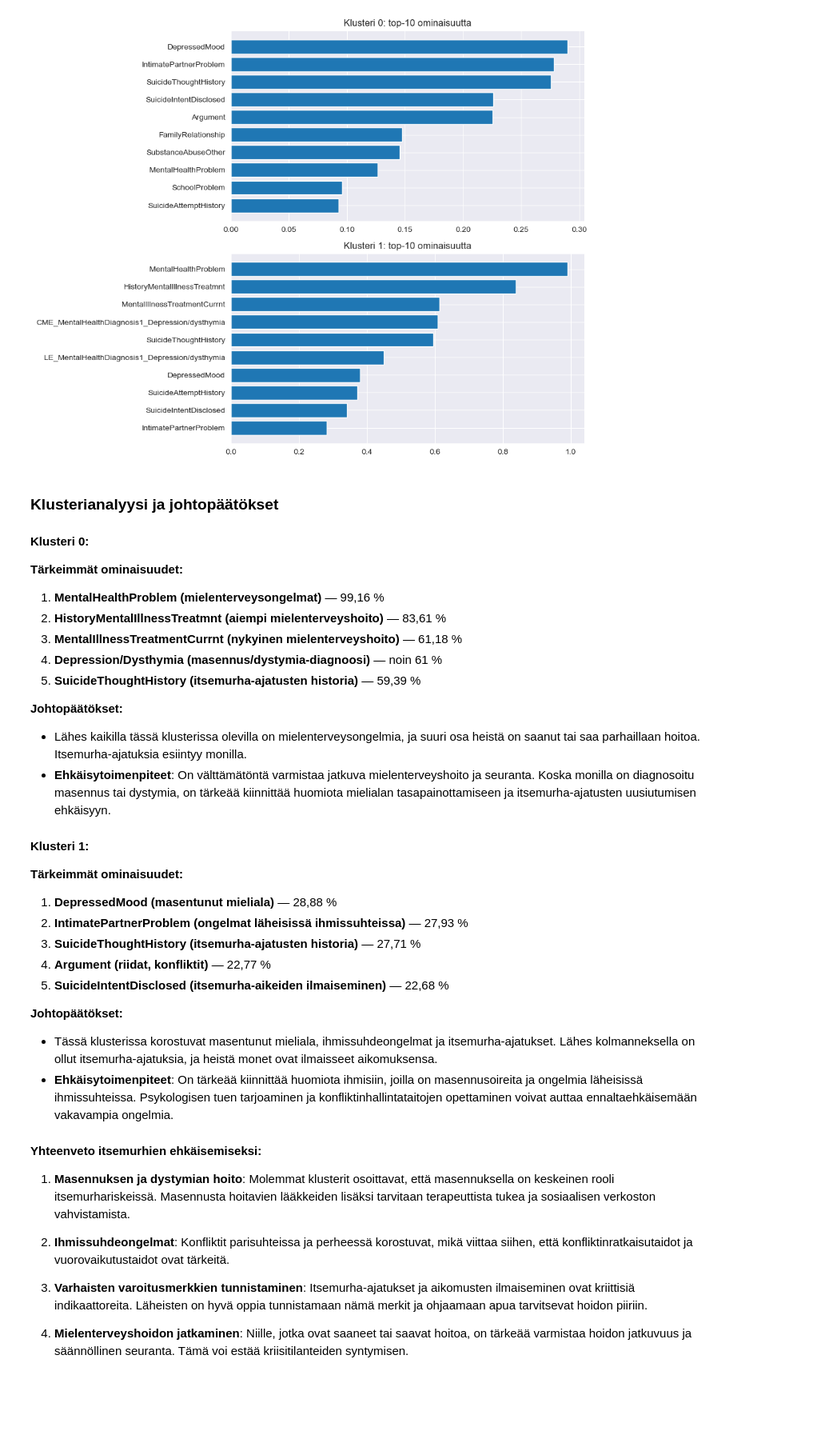
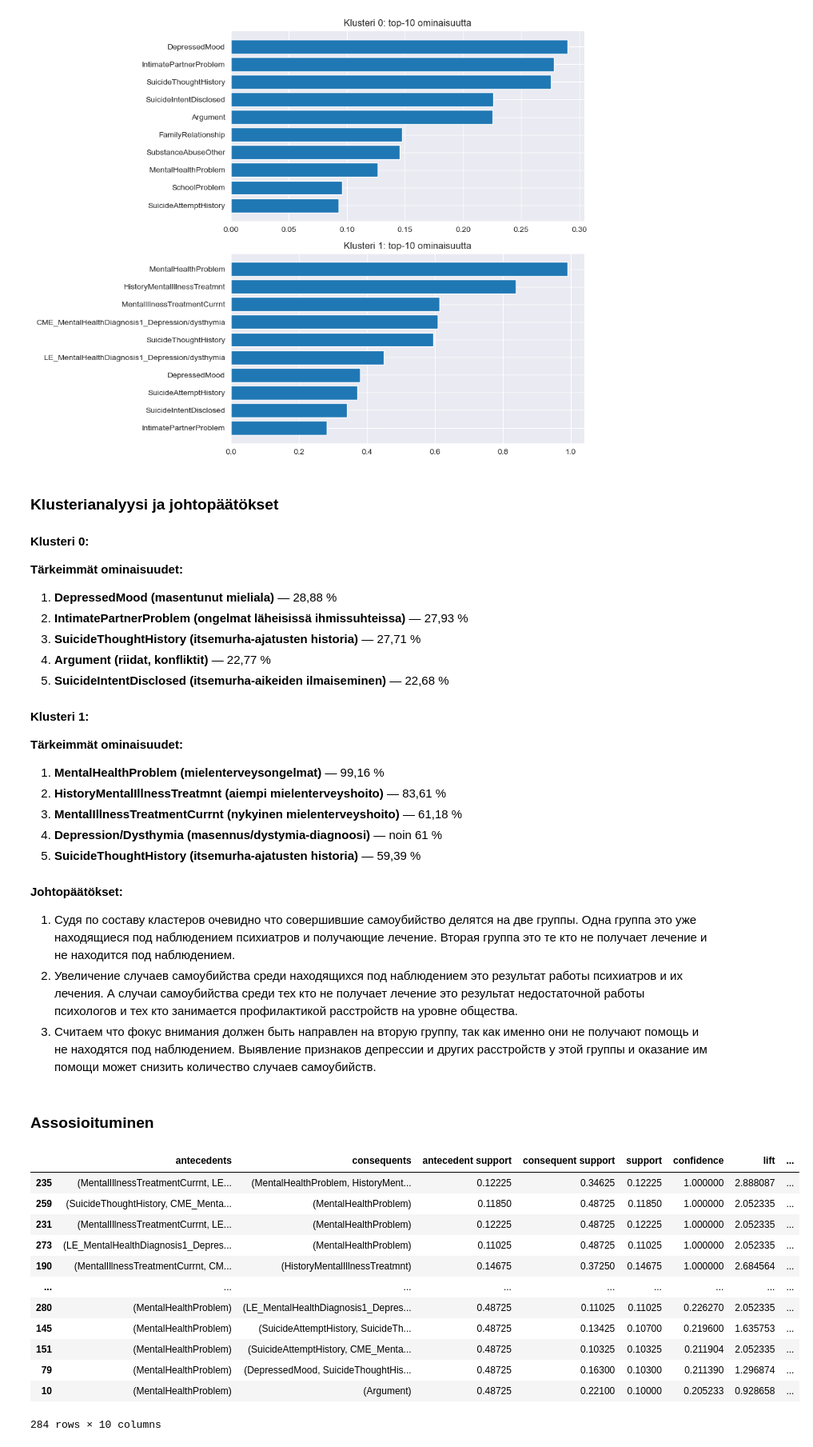
Before and after one commit to VladimirPiniazhin/Koneoppiminen, a Jupyter notebook: Harjoitustehtava.ipynb, the cells around one changed output. Shown at 80% size. Drawn from its saved outputs; the diff is of its cells as text; code cells hidden in the pictures; blank space fills up the shorter version.

```diff
--- a/Harjoitustehtava.ipynb
+++ b/Harjoitustehtava.ipynb
@@ -159,0 +180,3 @@ memory usage: 500.1 KB
+# %%
+df_association = df.apply(lambda x: x.map(lambda y: True if y == 1.0 else False))
+df_association
@@ -211,0 +250,6 @@ memory usage: 515.8 KB
+# %%
+from mlxtend.frequent_patterns import apriori, association_rules
+
+# Etsetään usein esiintyviä aineistokokonaisuuksia
+frequent_itemsets = apriori(df_association, min_support=0.1, use_colnames=True)
+frequent_itemsets
@@ -212 +270,9 @@ memory usage: 515.8 KB
+# %%
+# Generoidaan assosiatiivisia sääntöjä
+
+rules = association_rules(frequent_itemsets, metric='confidence', min_threshold=0.1)
+
+# Järjestetään säännöt laskevaan järjestykseen confidence-arvon mukaan
+
+rules = rules.sort_values(by='confidence', ascending=False)
 # %% [markdown]
@@ -333,18 +399,7 @@ plt.show()
 
 
 #### Klusteri 0:
-**Tärkeimmät ominaisuudet:**
-1. **MentalHealthProblem (mielenterveysongelmat)** — 99,16 %
-2. **HistoryMentalIllnessTreatmnt (aiempi mielenterveyshoito)** — 83,61 %
-3. **MentalIllnessTreatmentCurrnt (nykyinen mielenterveyshoito)** — 61,18 %
-4. **Depression/Dysthymia (masennus/dystymia-diagnoosi)** — noin 61 %
-5. **SuicideThoughtHistory (itsemurha-ajatusten historia)** — 59,39 %
 
-**Johtopäätökset:**
-- Lähes kaikilla tässä klusterissa olevilla on mielenterveysongelmia, ja suuri osa heistä on saanut tai saa parhaillaan hoitoa. Itsemurha-ajatuksia esiintyy monilla.
-- **Ehkäisytoimenpiteet**: On välttämätöntä varmistaa jatkuva mielenterveyshoito ja seuranta. Koska monilla on diagnosoitu masennus tai dystymia, on tärkeää kiinnittää huomiota mielialan tasapainottamiseen ja itsemurha-ajatusten uusiutumisen ehkäisyyn.
-
-#### Klusteri 1:
 **Tärkeimmät ominaisuudet:**
 1. **DepressedMood (masentunut mieliala)** — 28,88 %
 2. **IntimatePartnerProblem (ongelmat läheisissä ihmissuhteissa)** — 27,93 %
@@ -353,15 +408,35 @@ plt.show()
 5. **SuicideIntentDisclosed (itsemurha-aikeiden ilmaiseminen)** — 22,68 %
 
 
-**Johtopäätökset:**
-- Tässä klusterissa korostuvat masentunut mieliala, ihmissuhdeongelmat ja itsemurha-ajatukset. Lähes kolmanneksella on ollut itsemurha-ajatuksia, ja heistä monet ovat ilmaisseet aikomuksensa.
-- **Ehkäisytoimenpiteet**: On tärkeää kiinnittää huomiota ihmisiin, joilla on masennusoireita ja ongelmia läheisissä ihmissuhteissa. Psykologisen tuen tarjoaminen ja konfliktinhallintataitojen opettaminen voivat auttaa ennaltaehkäisemään vakavampia ongelmia.
+#### Klusteri 1:
 
-#### Yhteenveto itsemurhien ehkäisemiseksi:
-1. **Masennuksen ja dystymian hoito**: Molemmat klusterit osoittavat, että masennuksella on keskeinen rooli itsemurhariskeissä. Masennusta hoitavien lääkkeiden lisäksi tarvitaan terapeuttista tukea ja sosiaalisen verkoston vahvistamista.
+**Tärkeimmät ominaisuudet:**
+1. **MentalHealthProblem (mielenterveysongelmat)** — 99,16 %
+2. **HistoryMentalIllnessTreatmnt (aiempi mielenterveyshoito)** — 83,61 %
+3. **MentalIllnessTreatmentCurrnt (nykyinen mielenterveyshoito)** — 61,18 %
+4. **Depression/Dysthymia (masennus/dystymia-diagnoosi)** — noin 61 %
+5. **SuicideThoughtHistory (itsemurha-ajatusten historia)** — 59,39 %
 
-2. **Ihmissuhdeongelmat**: Konfliktit parisuhteissa ja perheessä korostuvat, mikä viittaa siihen, että konfliktinratkaisutaidot ja vuorovaikutustaidot ovat tärkeitä.
 
-3. **Varhaisten varoitusmerkkien tunnistaminen**: Itsemurha-ajatukset ja aikomusten ilmaiseminen ovat kriittisiä indikaattoreita. Läheisten on hyvä oppia tunnistamaan nämä merkit ja ohjaamaan apua tarvitsevat hoidon piiriin.
-
-4. **Mielenterveyshoidon jatkaminen**: Niille, jotka ovat saaneet tai saavat hoitoa, on tärkeää varmistaa hoidon jatkuvuus ja säännöllinen seuranta. Tämä voi estää kriisitilanteiden syntymisen.
+#### Johtopäätökset:
+1. Судя по составу кластеров очевидно что совершившие самоубийство делятся на две группы. Одна группа это уже находящиеся под наблюдением психиатров и получающие лечение. Вторая группа это те кто не получает лечение и не находится под наблюдением.
+2. Увеличение случаев самоубийства среди находящихся под наблюдением это результат работы психиатров и их лечения. А случаи самоубийства среди тех кто не получает лечение это результат недостаточной работы психологов и тех кто занимается профилактикой расстройств на уровне общества.
+3. Считаем что фокус внимания должен быть направлен на вторую группу, так как именно они не получают помощь и не находятся под наблюдением. Выявление признаков депрессии и других расстройств у этой группы и оказание им помощи может снизить количество случаев самоубийств.
+# %% [markdown]
+### Assosioituminen
+# %%
+rules
+# %% [output]
+|  | antecedents | consequents | antecedent support | consequent support | support | confidence | lift | ... |
+| 235 | (MentalIllnessTreatmentCurrnt, LE... | (MentalHealthProblem, HistoryMent... | 0.12225 | 0.34625 | 0.12225 | 1.000000 | 2.888087 | ... |
+| 259 | (SuicideThoughtHistory, CME_Menta... | (MentalHealthProblem) | 0.11850 | 0.48725 | 0.11850 | 1.000000 | 2.052335 | ... |
+| 231 | (MentalIllnessTreatmentCurrnt, LE... | (MentalHealthProblem) | 0.12225 | 0.48725 | 0.12225 | 1.000000 | 2.052335 | ... |
+| 273 | (LE_MentalHealthDiagnosis1_Depres... | (MentalHealthProblem) | 0.11025 | 0.48725 | 0.11025 | 1.000000 | 2.052335 | ... |
+| 190 | (MentalIllnessTreatmentCurrnt, CM... | (HistoryMentalIllnessTreatmnt) | 0.14675 | 0.37250 | 0.14675 | 1.000000 | 2.684564 | ... |
+| ... | ... | ... | ... | ... | ... | ... | ... | ... |
+| 280 | (MentalHealthProblem) | (LE_MentalHealthDiagnosis1_Depres... | 0.48725 | 0.11025 | 0.11025 | 0.226270 | 2.052335 | ... |
+| 145 | (MentalHealthProblem) | (SuicideAttemptHistory, SuicideTh... | 0.48725 | 0.13425 | 0.10700 | 0.219600 | 1.635753 | ... |
+| 151 | (MentalHealthProblem) | (SuicideAttemptHistory, CME_Menta... | 0.48725 | 0.10325 | 0.10325 | 0.211904 | 2.052335 | ... |
+| 79 | (MentalHealthProblem) | (DepressedMood, SuicideThoughtHis... | 0.48725 | 0.16300 | 0.10300 | 0.211390 | 1.296874 | ... |
+| 10 | (MentalHealthProblem) | (Argument) | 0.48725 | 0.22100 | 0.10000 | 0.205233 | 0.928658 | ... |
+284 rows × 10 columns
```
Also changed, not shown: parts of 35 cells of this notebook.
